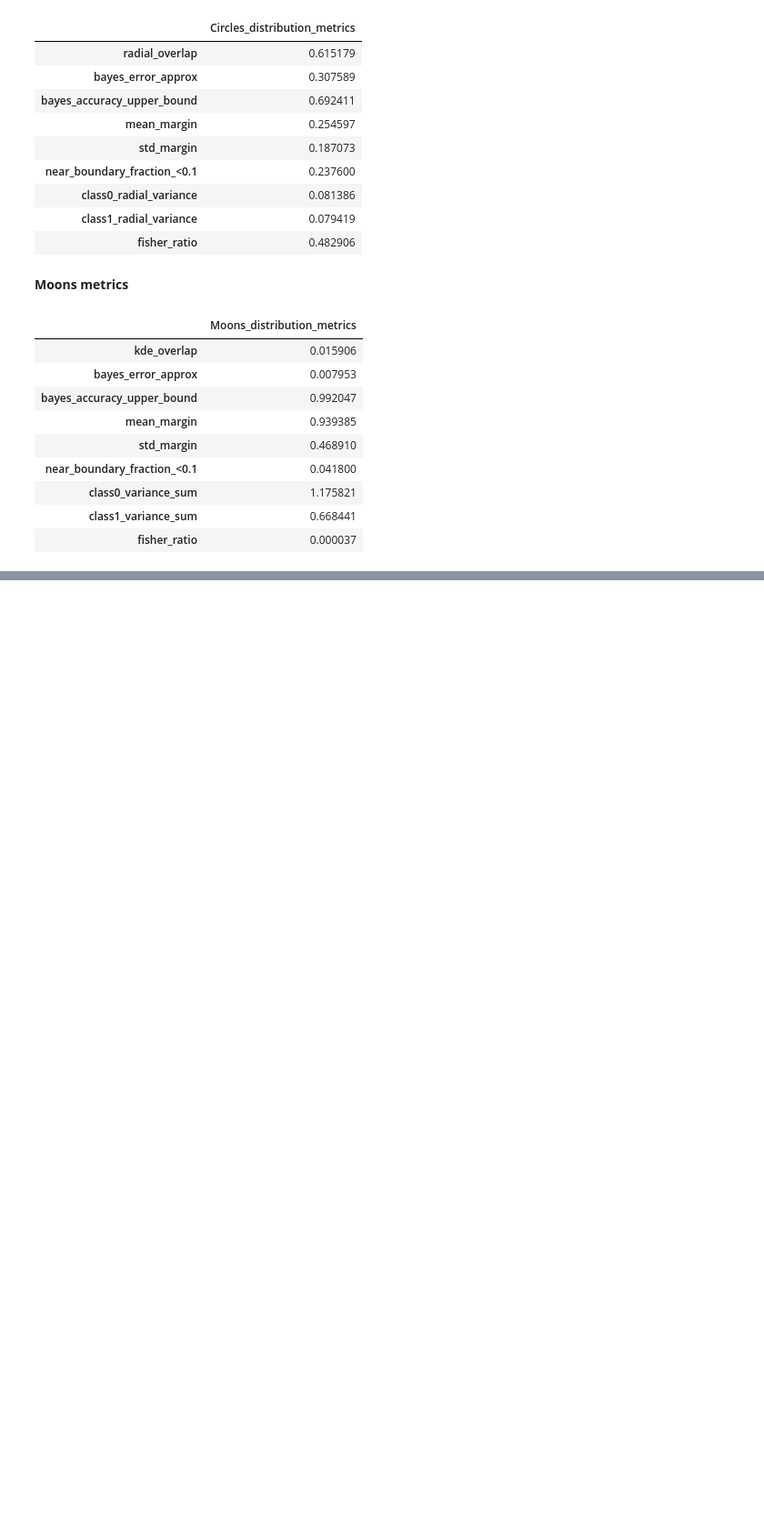
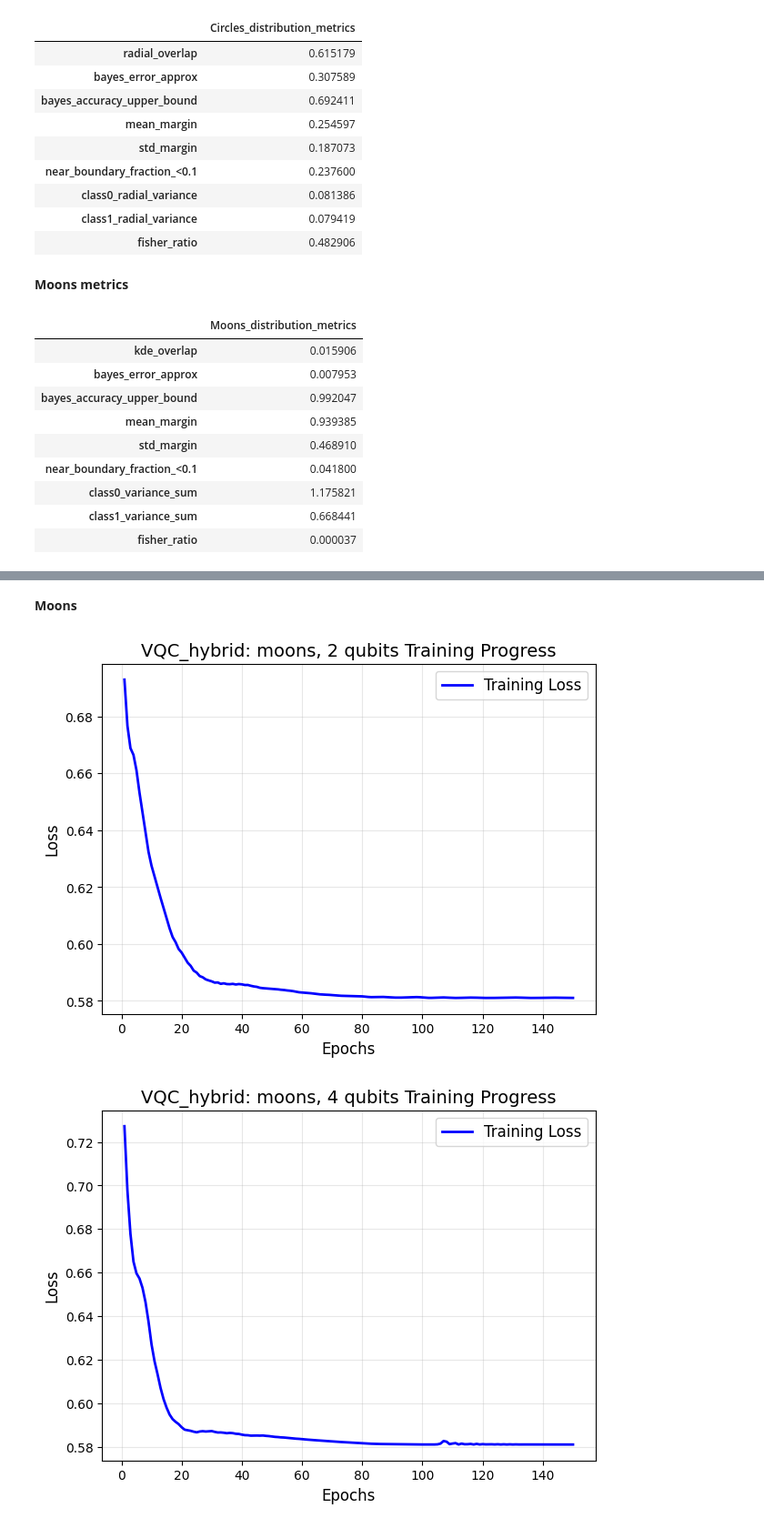
Before and after one commit to Eg0Mak/barren-plateau-analysis, a Jupyter notebook: notebooks/barren_plateau.ipynb, the cells around one changed output, grey strips where cells are left out. Shown at 91% size. Saved outputs shown, nothing was run; the diff lists cells and outputs as text; code cells hidden in the pictures; blank space fills up the shorter version.

```diff
--- a/notebooks/barren_plateau.ipynb
+++ b/notebooks/barren_plateau.ipynb
@@ -420,0 +569,28 @@ metrics_df_moons_T
+# %% [markdown]
+**Moons**
+# %%
+qubits = [2, 4, 8]
+
+for q in qubits:
+    vqc_hybrid_moons = VQC_hybrid(n_qubits=q)
+
+    losses = vqc_hybrid_moons.fit(X_moons_train, y_moons_train)
+
+    grads, grad_norm, grad_var = compute_gradients(vqc_hybrid_moons, X_moons_train, y_moons_train)
+    grad_mean = grads.mean()
+
+    results.append({
+        "Model": "VQC_hybrid",
+        "Dataset": "Moons",
+        "n_qubits": q,
+        "Hidden_Layers": None,
+        "Loss_final": losses[-1],
+        "Gradient_Norm": grad_norm,
+        "Gradient_Variance": grad_var,
+        "Gradient_Mean": grad_mean
+    })
+
+    training_plot(losses, f'VQC_hybrid: moons, {q} qubits Training Progress')
+# %% [output]
+[figure, added]
+[figure, added]
```
Also changed, not shown: parts of 19 cells of this notebook, 2 other files.
